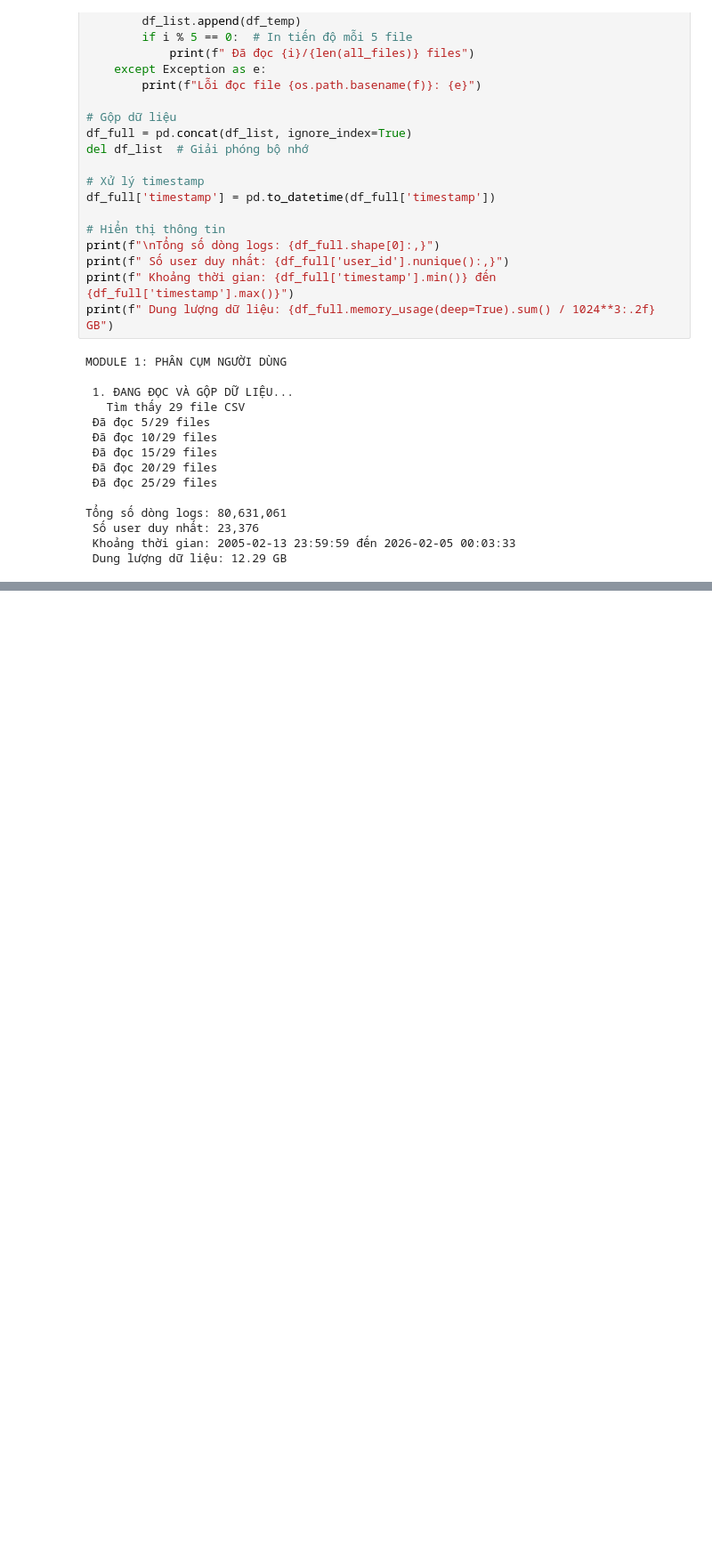
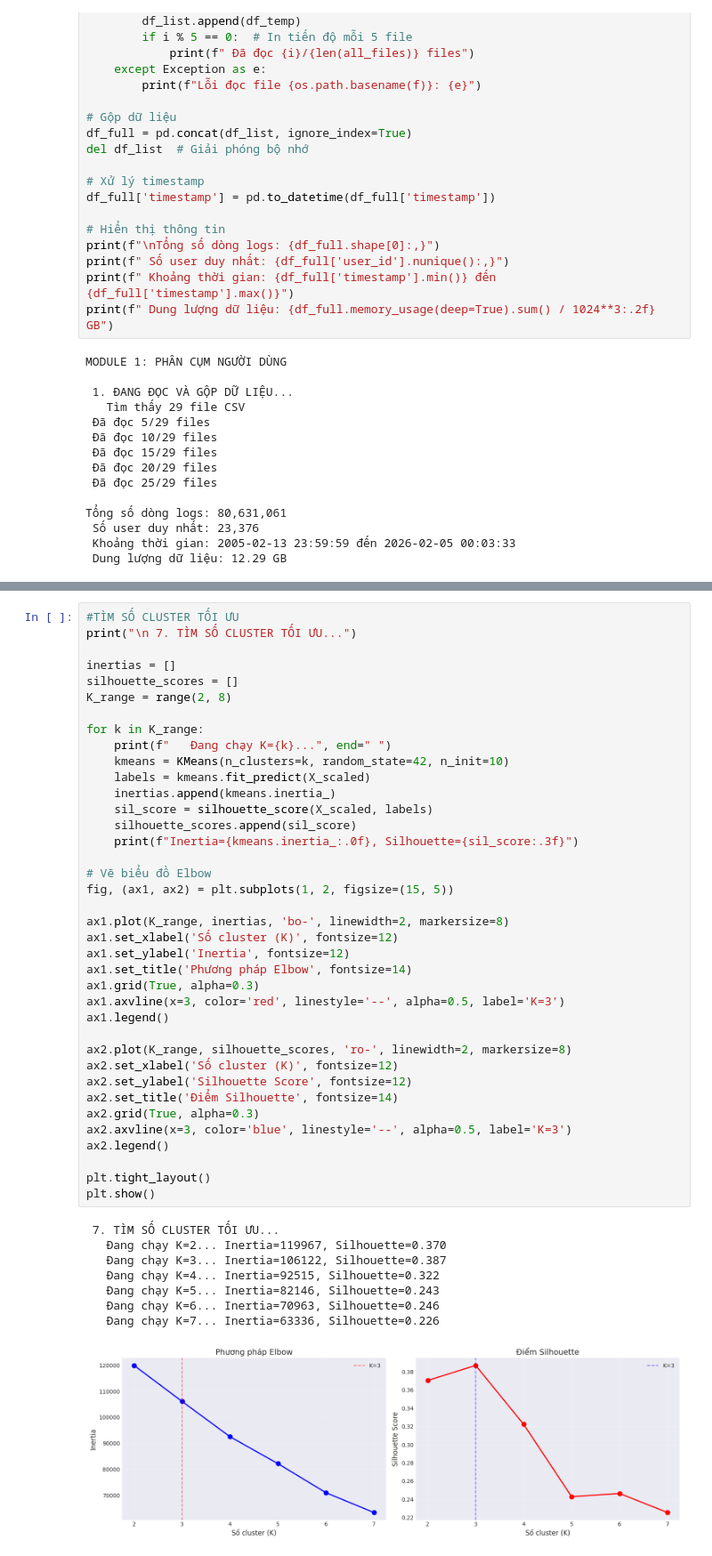
Before and after one commit to TimeSpalding/DataMining-, a Jupyter notebook: module1.ipynb, the cells around one changed output, grey strips where cells are left out. Shown at 89% size. Cells and saved outputs as stored; diff of their text form; blank space fills up the shorter version.

```diff
--- a/module1.ipynb
+++ b/module1.ipynb
@@ -176,0 +385,47 @@ print(f" Đã tính các chỉ số tỷ lệ và cường độ")
+# %%
+#TÌM SỐ CLUSTER TỐI ƯU
+print("\n 7. TÌM SỐ CLUSTER TỐI ƯU...")
+
+inertias = []
+silhouette_scores = []
+K_range = range(2, 8)
+
+for k in K_range:
+    print(f"   Đang chạy K={k}...", end=" ")
+    kmeans = KMeans(n_clusters=k, random_state=42, n_init=10)
+    labels = kmeans.fit_predict(X_scaled)
+    inertias.append(kmeans.inertia_)
+    sil_score = silhouette_score(X_scaled, labels)
+    silhouette_scores.append(sil_score)
+    print(f"Inertia={kmeans.inertia_:.0f}, Silhouette={sil_score:.3f}")
+
+# Vẽ biểu đồ Elbow
+fig, (ax1, ax2) = plt.subplots(1, 2, figsize=(15, 5))
+
+ax1.plot(K_range, inertias, 'bo-', linewidth=2, markersize=8)
+ax1.set_xlabel('Số cluster (K)', fontsize=12)
+ax1.set_ylabel('Inertia', fontsize=12)
+ax1.set_title('Phương pháp Elbow', fontsize=14)
+ax1.grid(True, alpha=0.3)
+ax1.axvline(x=3, color='red', linestyle='--', alpha=0.5, label='K=3')
+ax1.legend()
+
+ax2.plot(K_range, silhouette_scores, 'ro-', linewidth=2, markersize=8)
+ax2.set_xlabel('Số cluster (K)', fontsize=12)
+ax2.set_ylabel('Silhouette Score', fontsize=12)
+ax2.set_title('Điểm Silhouette', fontsize=14)
+ax2.grid(True, alpha=0.3)
+ax2.axvline(x=3, color='blue', linestyle='--', alpha=0.5, label='K=3')
+ax2.legend()
+
+plt.tight_layout()
+plt.show()
+# %% [output]
+ 7. TÌM SỐ CLUSTER TỐI ƯU...
+   Đang chạy K=2... Inertia=119967, Silhouette=0.370
+   Đang chạy K=3... Inertia=106122, Silhouette=0.387
+   Đang chạy K=4... Inertia=92515, Silhouette=0.322
+   Đang chạy K=5... Inertia=82146, Silhouette=0.243
+   Đang chạy K=6... Inertia=70963, Silhouette=0.246
+   Đang chạy K=7... Inertia=63336, Silhouette=0.226
+[figure, added]
```
Also changed, not shown: parts of 14 cells of this notebook.
